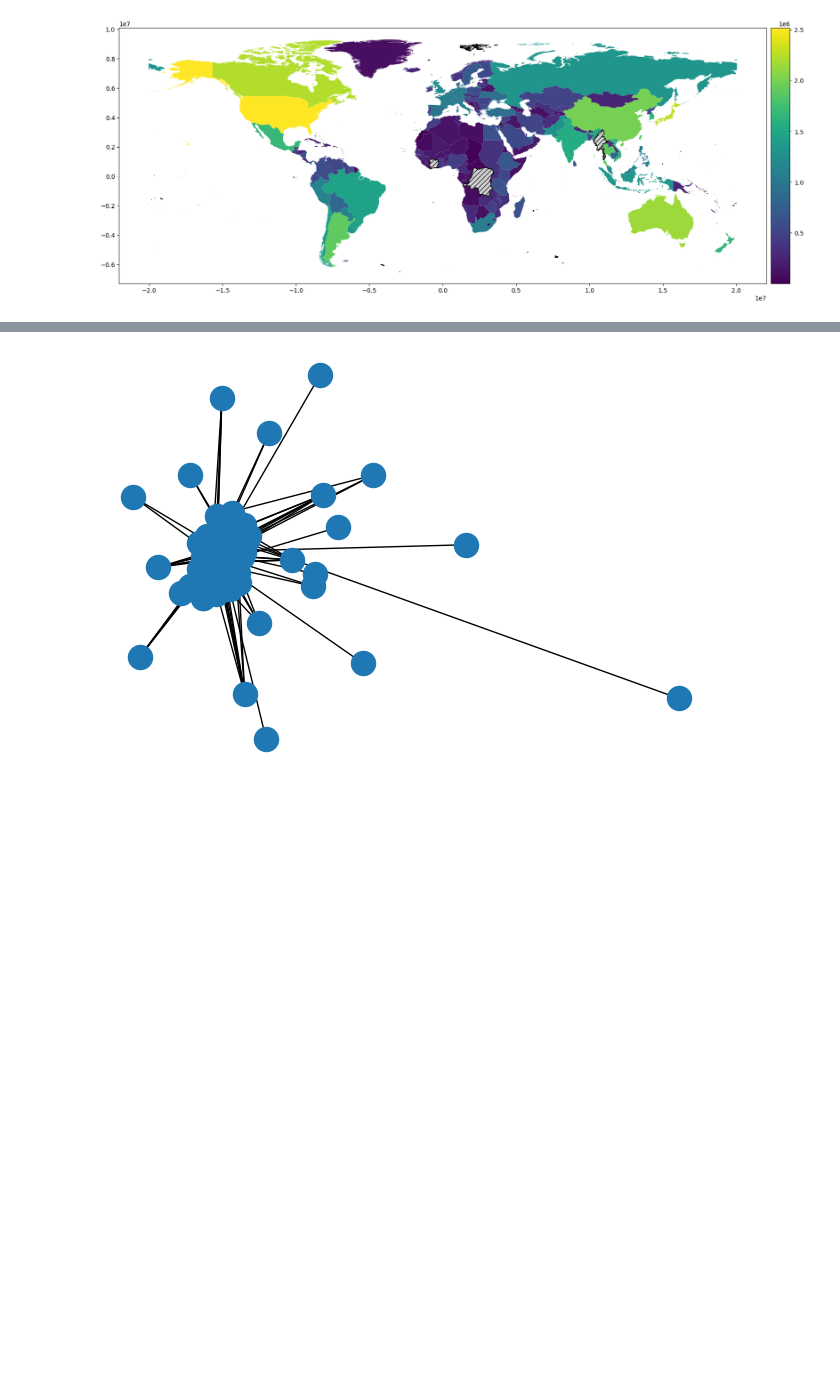
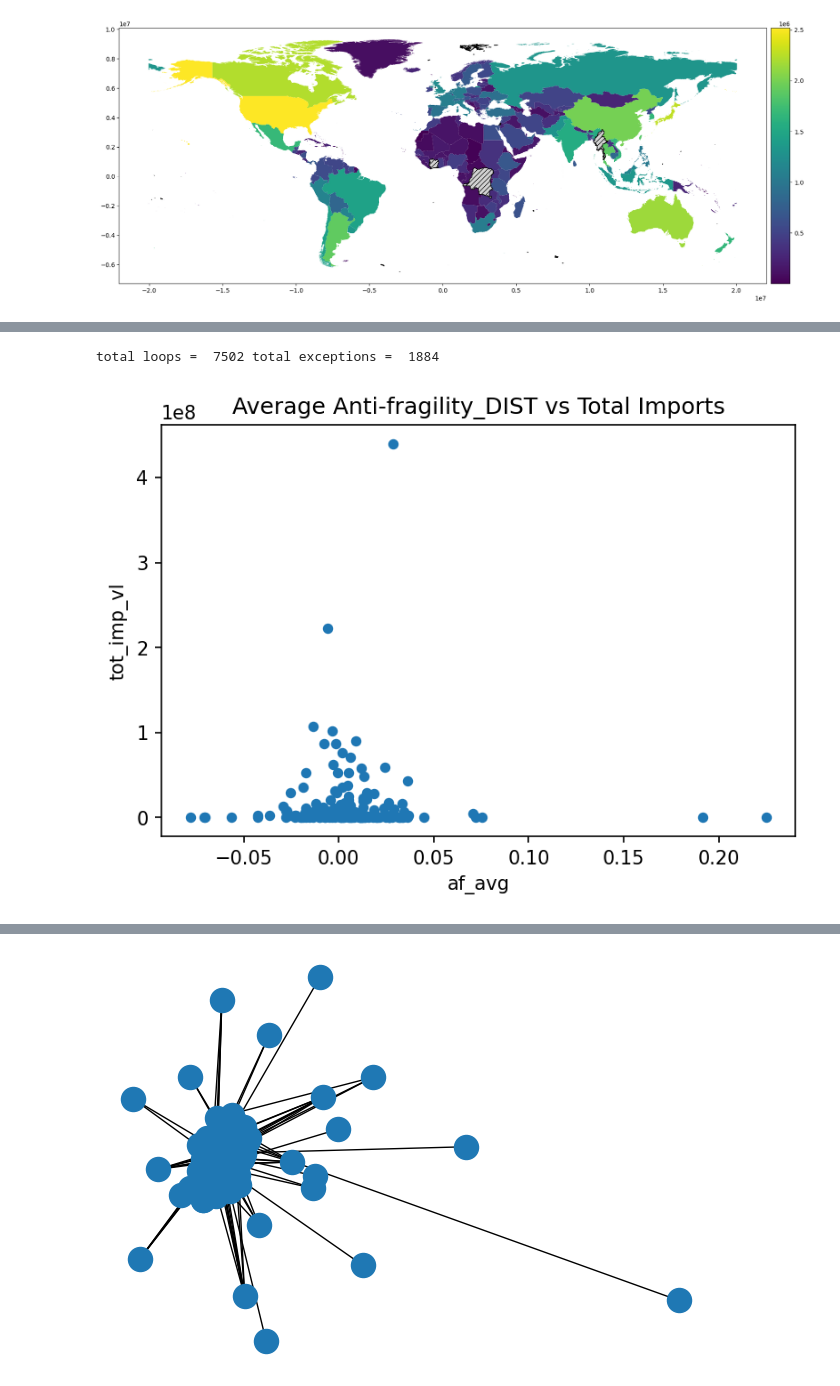
Before and after one commit to daranha/AOFFTN, a Jupyter notebook: normalization/dist_exp_normalization.ipynb, the cells around one changed output, grey strips where cells are left out. Cells and saved outputs as stored; diff of their text form; code cells hidden in the pictures; blank space fills up the shorter version.

Commit message:
Calculo de anitfragilidad normalizada con distancias

```diff
--- a/normalization/dist_exp_normalization.ipynb
+++ b/normalization/dist_exp_normalization.ipynb
@@ -227,0 +286,3 @@ world_meters.plot(column='sum',ax=ax,legend=True,cax=cax,missing_kwds=missing_kw
+# %%
+distances_YEI=pd.read_csv('distances_YEI.csv')
+df=pd.read_csv('../united_names_datasets/tradeMatrix_PWG.csv')
@@ -227,0 +455,3 @@ world_meters.plot(column='sum',ax=ax,legend=True,cax=cax,missing_kwds=missing_kw
+# %%
+def nrml_(a):   # Normalize in [-1,1]
+    return 2*(a - a.min()) / (a.max() - a.min()) -1
@@ -227,0 +491,33 @@ world_meters.plot(column='sum',ax=ax,legend=True,cax=cax,missing_kwds=missing_kw
+# %%
+dictotal = {}
+i = 0
+j = 0
+lp = []
+for country in dict_country.keys():
+    dictotal[country] = {}
+    for year in dict_perts.keys():
+        dictotal[country][year] = {}
+        try:
+            dictotal[country][year]['distance_af_in_pr'] = -1*dict_country[country][year]['dlt_in_pr'] * dict_perts[year]['distance_pertN_pr']
+            dictotal[country][year]['distance_af_in_vl'] = -1*dict_country[country][year]['dlt_in_vl'] * dict_perts[year]['distance_pertN_qt']
+            dictotal[country][year]['distance_af_ex_pr'] = dict_country[country][year]['dlt_ex_pr'] * dict_perts[year]['distance_pertN_pr']
+            dictotal[country][year]['distance_af_ex_vl'] = dict_country[country][year]['dlt_ex_vl'] * dict_perts[year]['distance_pertN_qt']
+            dictotal[country][year]['distance_af_in_pr2'] = -1*dict_country[country][year]['dlt_in_pr'] * (dict_perts[year]['distance_pertN_pr'] + dict_perts[year]['distance_pertN_qt'])/2
+            dictotal[country][year]['distance_af_in_vl2'] = -1*dict_country[country][year]['dlt_in_vl'] * (dict_perts[year]['distance_pertN_pr'] + dict_perts[year]['distance_pertN_qt'])/2
+            dictotal[country][year]['distance_af_ex_pr2'] = dict_country[country][year]['dlt_ex_pr'] * (dict_perts[year]['distance_pertN_pr'] + dict_perts[year]['distance_pertN_qt'])/2
+            dictotal[country][year]['distance_af_ex_vl2'] = dict_country[country][year]['dlt_ex_vl'] * (dict_perts[year]['distance_pertN_pr'] + dict_perts[year]['distance_pertN_qt'])/2
+
+        except:
+            j += 1
+            lp += [country]
+        i += 1
+print('total loops = ',i, 'total exceptions = ',j)
+# %% [output]
+total loops =  7502 total exceptions =  1884
+# %%
+tk = {}
+for key, val in dictotal.items():
+    tk[key] = {}
+    ddff = pd.DataFrame(val).transpose()
+    for col in ddff.columns:
+        tk[key][col] = ddff[col].mean()
@@ -227,0 +527,27 @@ world_meters.plot(column='sum',ax=ax,legend=True,cax=cax,missing_kwds=missing_kw
+# %%
+grc = df.groupby('importer')
+for name, group in grc:
+    qt = group.loc[group['Element'] == 'Import Quantity']
+    tk[name]['tot_imp_qt'] = np.sum(qt['Value'])
+    vl = group.loc[group['Element'] == 'Import Value']
+    tk[name]['tot_imp_vl'] = np.sum(vl['Value'])
+
+grc = df.groupby('exporter')
+for name, group in grc:
+    qt = group.loc[group['Element'] == 'Import Quantity']
+    tk[name]['tot_exp_qt'] = np.sum(qt['Value'])
+    vl = group.loc[group['Element'] == 'Import Value']
+    tk[name]['tot_exp_vl'] = np.sum(vl['Value'])
+# %%
+ttk = pd.DataFrame(tk).transpose().drop(['tot_imp_qt', 'tot_imp_vl', 'tot_exp_qt', 'tot_exp_vl'], axis=1)
+ttk = ttk[['distance_af_in_pr', 'distance_af_in_vl', 'distance_af_ex_pr', 'distance_af_ex_vl',
+       'distance_af_in_pr2', 'distance_af_in_vl2', 'distance_af_ex_pr2', 'distance_af_ex_vl2']]
+
+tttk = pd.DataFrame(tk).transpose()
+tttk['af_avg'] = ttk.transpose().describe().transpose()['mean']
+
+tttk.plot(kind='scatter', y='tot_imp_vl', x='af_avg', figsize=(6,4), title="Average Anti-fragility_DIST vs Total Imports")
+
+# plt.savefig('distancias_plots/Average_antifragilitydistancias_vsImports.png')
+# %% [output]
+[figure, added]
```
Also changed, not shown: parts of 24 cells of this notebook, 5 other files.
